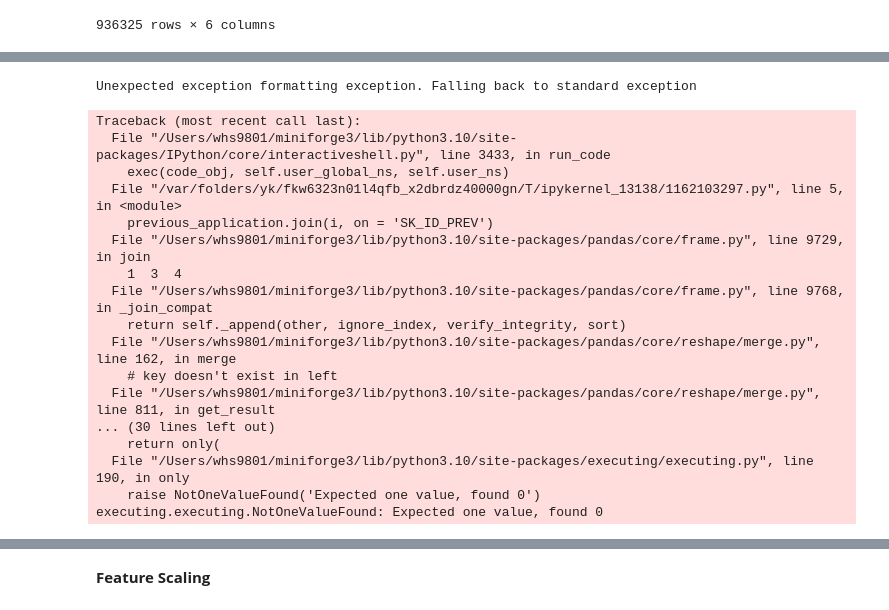
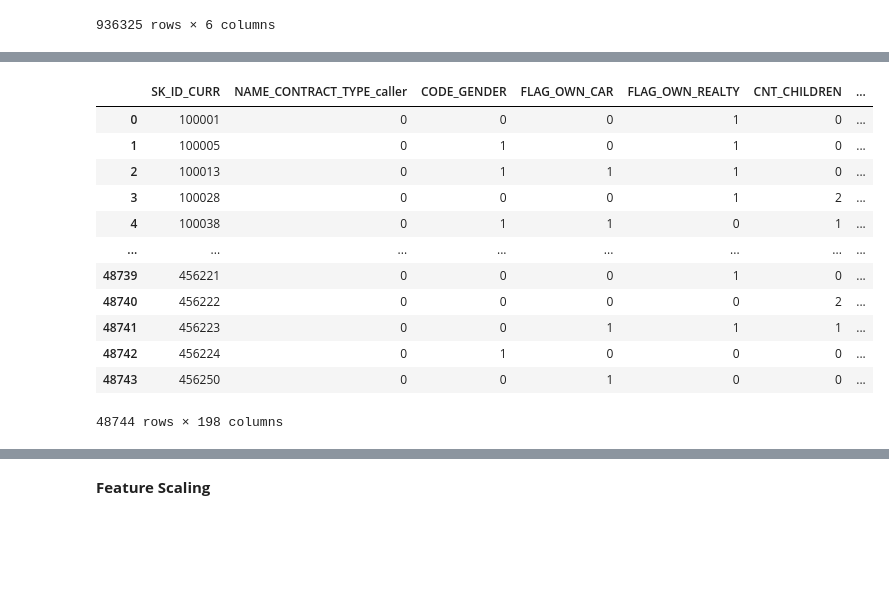
Before and after one commit to williamhilmysusatyo/home-credit, a Jupyter notebook: notebooks.ipynb, the cells around one changed output, grey strips where cells are left out. Saved outputs shown, nothing was run; the diff lists cells and outputs as text; code cells hidden in the pictures; blank space fills up the shorter version.

```diff
--- a/notebooks.ipynb
+++ b/notebooks.ipynb
@@ -799,25 +865,22 @@ executing.executing.NotOneValueFound: Expected one value, found 0
+# %%
+test_processed = test_processed.join(previous_application_processed, on = 'SK_ID_CURR', how = 'left', lsuffix="_caller", rsuffix="_other")
+test_processed
+# %% [output]
+|  | SK_ID_CURR | NAME_CONTRACT_TYPE_caller | CODE_GENDER | FLAG_OWN_CAR | FLAG_OWN_REALTY | CNT_CHILDREN | ... |
+| 0 | 100001 | 0 | 0 | 0 | 1 | 0 | ... |
+| 1 | 100005 | 0 | 1 | 0 | 1 | 0 | ... |
+| 2 | 100013 | 0 | 1 | 1 | 1 | 0 | ... |
+| 3 | 100028 | 0 | 0 | 0 | 1 | 2 | ... |
+| 4 | 100038 | 0 | 1 | 1 | 0 | 1 | ... |
+| ... | ... | ... | ... | ... | ... | ... | ... |
+| 48739 | 456221 | 0 | 0 | 0 | 1 | 0 | ... |
+| 48740 | 456222 | 0 | 0 | 0 | 0 | 2 | ... |
+| 48741 | 456223 | 0 | 0 | 1 | 1 | 1 | ... |
+| 48742 | 456224 | 0 | 1 | 0 | 0 | 0 | ... |
+| 48743 | 456250 | 0 | 0 | 1 | 0 | 0 | ... |
+48744 rows × 198 columns
 # %%
-data = [ip, pc, cc]
+dataset = [train_processed, test_processed]
 
-for i in data:
-    i.drop('SK_ID_CURR', axis = 1, inplace = True)
-    previous_application.join(i, on = 'SK_ID_PREV')
+for i in dataset:
+    i.drop(['SK_ID_CURR'], axis = 1, inplace = True)
-# %% [output]
-Unexpected exception formatting exception. Falling back to standard exception
-Traceback (most recent call last):
-  File "/Users/whs9801/miniforge3/lib/python3.10/site-packages/IPython/core/interactiveshell.py", line 3433, in run_code
-    exec(code_obj, self.user_global_ns, self.user_ns)
-  File "/var/folders/yk/fkw6323n01l4qfb_x2dbrdz40000gn/T/ipykernel_13138/1162103297.py", line 5, in <module>
-    previous_application.join(i, on = 'SK_ID_PREV')
-  File "/Users/whs9801/miniforge3/lib/python3.10/site-packages/pandas/core/frame.py", line 9729, in join
-    1  3  4
-  File "/Users/whs9801/miniforge3/lib/python3.10/site-packages/pandas/core/frame.py", line 9768, in _join_compat
-    return self._append(other, ignore_index, verify_integrity, sort)
-  File "/Users/whs9801/miniforge3/lib/python3.10/site-packages/pandas/core/reshape/merge.py", line 162, in merge
-    # key doesn't exist in left
-  File "/Users/whs9801/miniforge3/lib/python3.10/site-packages/pandas/core/reshape/merge.py", line 811, in get_result
-... (30 lines left out)
-    return only(
-  File "/Users/whs9801/miniforge3/lib/python3.10/site-packages/executing/executing.py", line 190, in only
-    raise NotOneValueFound('Expected one value, found 0')
-executing.executing.NotOneValueFound: Expected one value, found 0
```
Also changed, not shown: parts of 9 cells of this notebook, 4 other files.
